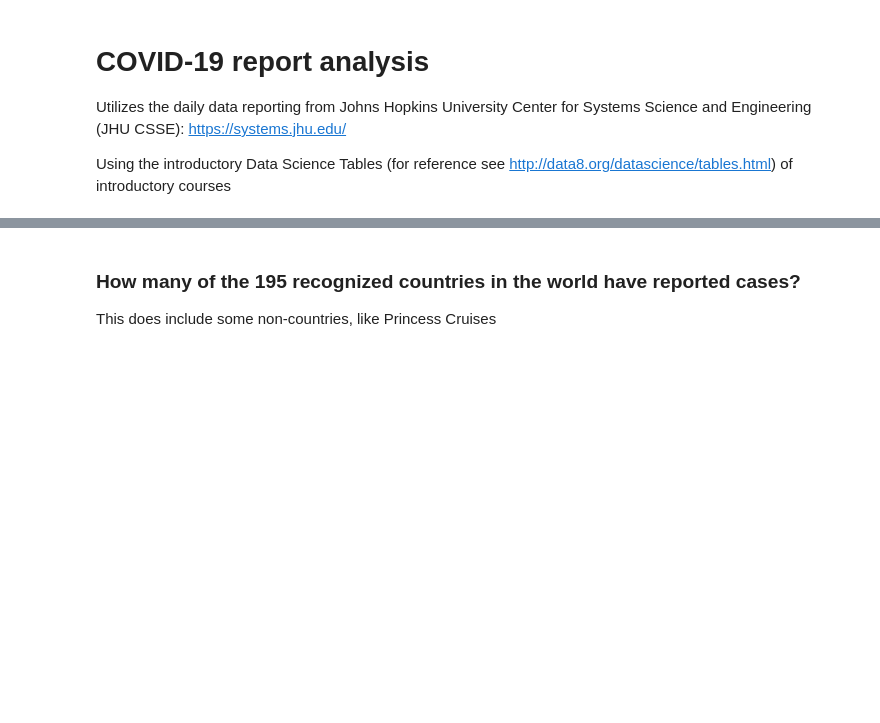
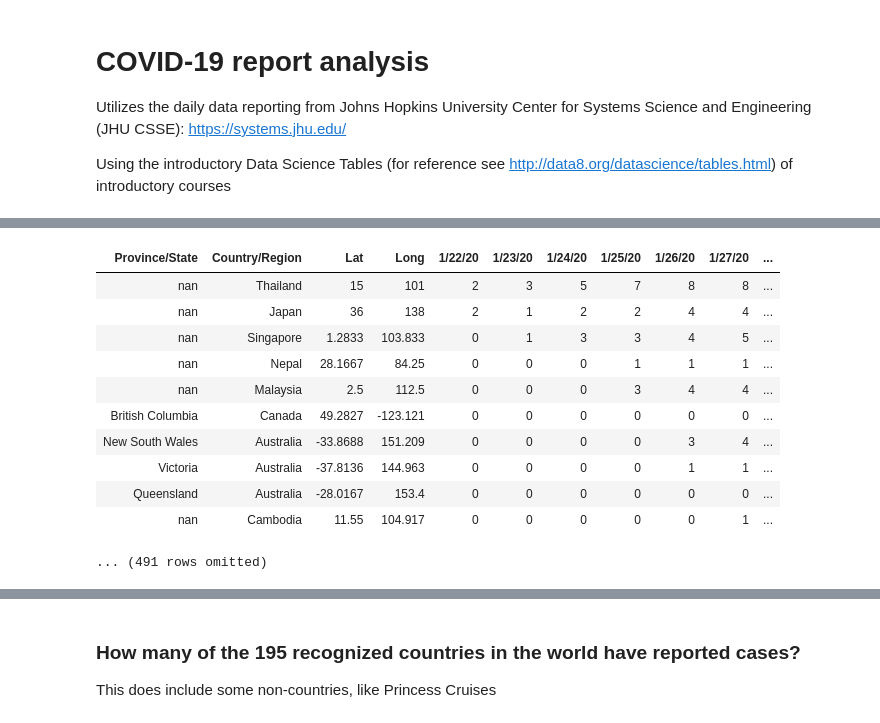
Before and after one commit to data-8/tables-notebooks, a Jupyter notebook: covid19/Covid19.ipynb, the cells around one changed output, grey strips where cells are left out. Drawn from its saved outputs; the diff is of its cells as text; code cells hidden in the pictures; blank space fills up the shorter version.

Commit message:
eliminate clone of data repo

```diff
--- a/covid19/Covid19.ipynb
+++ b/covid19/Covid19.ipynb
@@ -99,7 +95,24 @@ else :
+# %%
+confirmedURL = "https://raw.githubusercontent.com/CSSEGISandData/COVID-19/master/csse_covid_19_data/csse_covid_19_time_series/time_series_19-covid-Confirmed.csv"
+deathURL = "https://raw.githubusercontent.com/CSSEGISandData/COVID-19/master/csse_covid_19_data/csse_covid_19_time_series/time_series_19-covid-Deaths.csv"
+recoveredURL = "https://raw.githubusercontent.com/CSSEGISandData/COVID-19/master/csse_covid_19_data/csse_covid_19_time_series/time_series_19-covid-Recovered.csv"
 # %%
 # Raw data of confirmed cases
-raw_confirmed = Table.read_table('./COVID-19/csse_covid_19_data/csse_covid_19_time_series/time_series_19-covid-Confirmed.csv')
+raw_confirmed = Table.read_table(confirmedURL)
 raw_confirmed
+# %% [output]
+| Province/State | Country/Region | Lat | Long | 1/22/20 | 1/23/20 | 1/24/20 | 1/25/20 | 1/26/20 | 1/27/20 | ... |
+| nan | Thailand | 15 | 101 | 2 | 3 | 5 | 7 | 8 | 8 | ... |
+| nan | Japan | 36 | 138 | 2 | 1 | 2 | 2 | 4 | 4 | ... |
+| nan | Singapore | 1.2833 | 103.833 | 0 | 1 | 3 | 3 | 4 | 5 | ... |
+| nan | Nepal | 28.1667 | 84.25 | 0 | 0 | 0 | 1 | 1 | 1 | ... |
+| nan | Malaysia | 2.5 | 112.5 | 0 | 0 | 0 | 3 | 4 | 4 | ... |
+| British Columbia | Canada | 49.2827 | -123.121 | 0 | 0 | 0 | 0 | 0 | 0 | ... |
+| New South Wales | Australia | -33.8688 | 151.209 | 0 | 0 | 0 | 0 | 3 | 4 | ... |
+| Victoria | Australia | -37.8136 | 144.963 | 0 | 0 | 0 | 0 | 1 | 1 | ... |
+| Queensland | Australia | -28.0167 | 153.4 | 0 | 0 | 0 | 0 | 0 | 0 | ... |
+| nan | Cambodia | 11.55 | 104.917 | 0 | 0 | 0 | 0 | 0 | 1 | ... |
+... (491 rows omitted)
 # %%
 raw_by_country = by_country(raw_confirmed)
 countries_by_day = TimeTable.transpose(raw_by_country, 'Country/Region')
```
Also changed, not shown: parts of 30 cells of this notebook.
